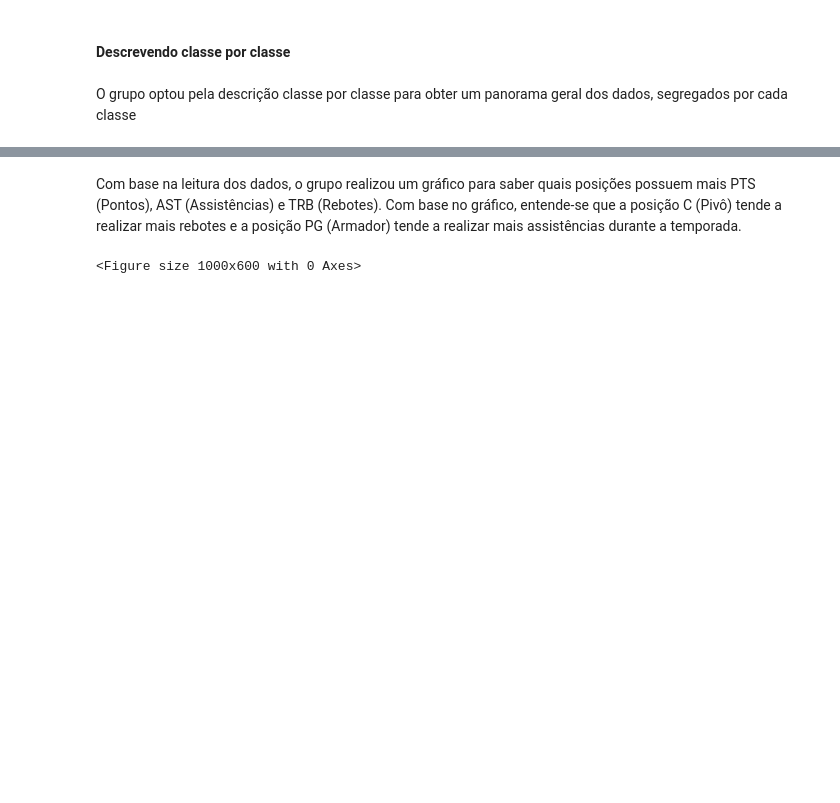
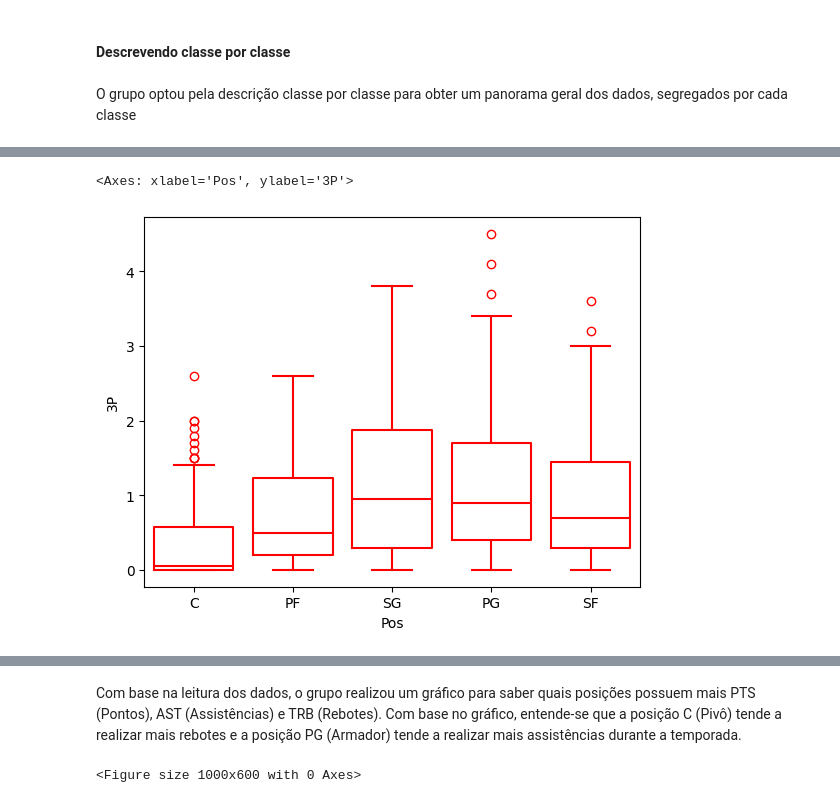
Before and after one commit to EngSoftwareABL/ProjetoAC2_ReconhecimentoPadr-es, a Jupyter notebook: Dataset_NBA.ipynb, the cells around one changed output, grey strips where cells are left out. Drawn from its saved outputs; the diff is of its cells as text; code cells hidden in the pictures; blank space fills up the shorter version.

```diff
--- a/Dataset_NBA.ipynb
+++ b/Dataset_NBA.ipynb
@@ -195,0 +190,5 @@ df_total.corr(numeric_only=True).style.background_gradient(cmap= 'magma')
+# %%
+sns.boxplot(df_total, x='Pos', y='3P', fill=False, color='red')
+# %% [output]
+<Axes: xlabel='Pos', ylabel='3P'>
+[figure, added]
```
Also changed, not shown: parts of 12 cells of this notebook.
